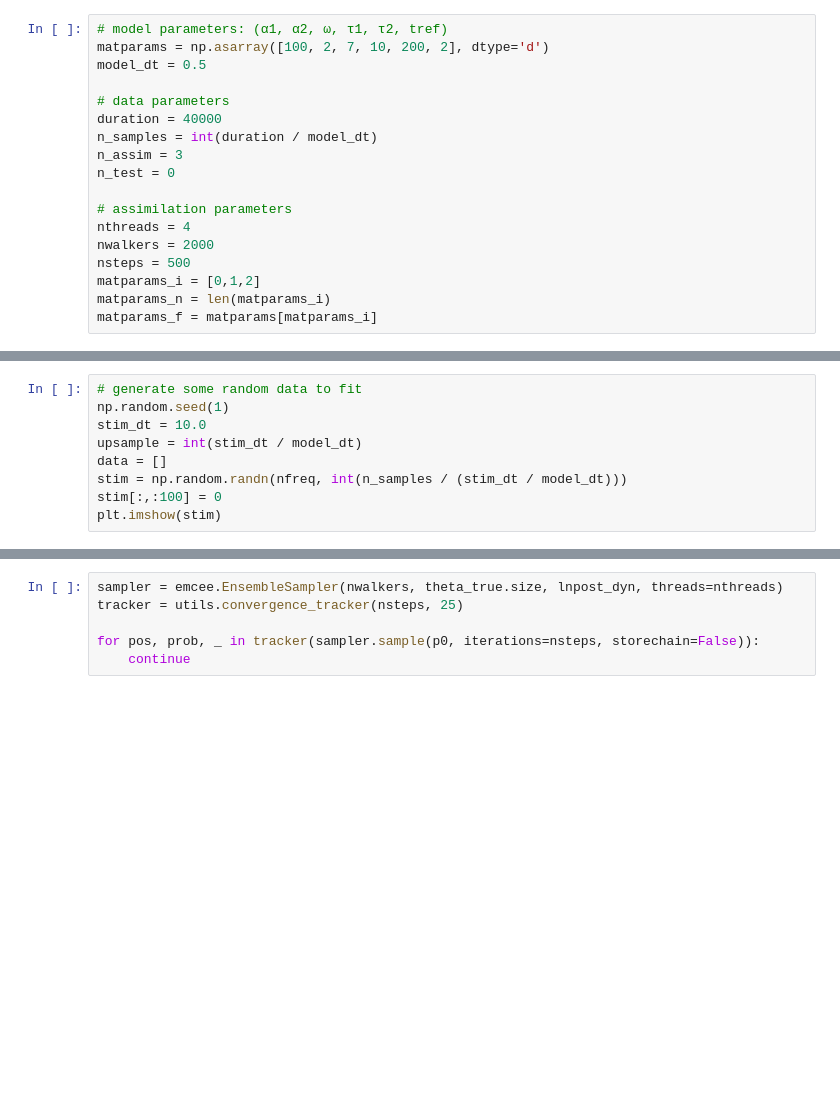
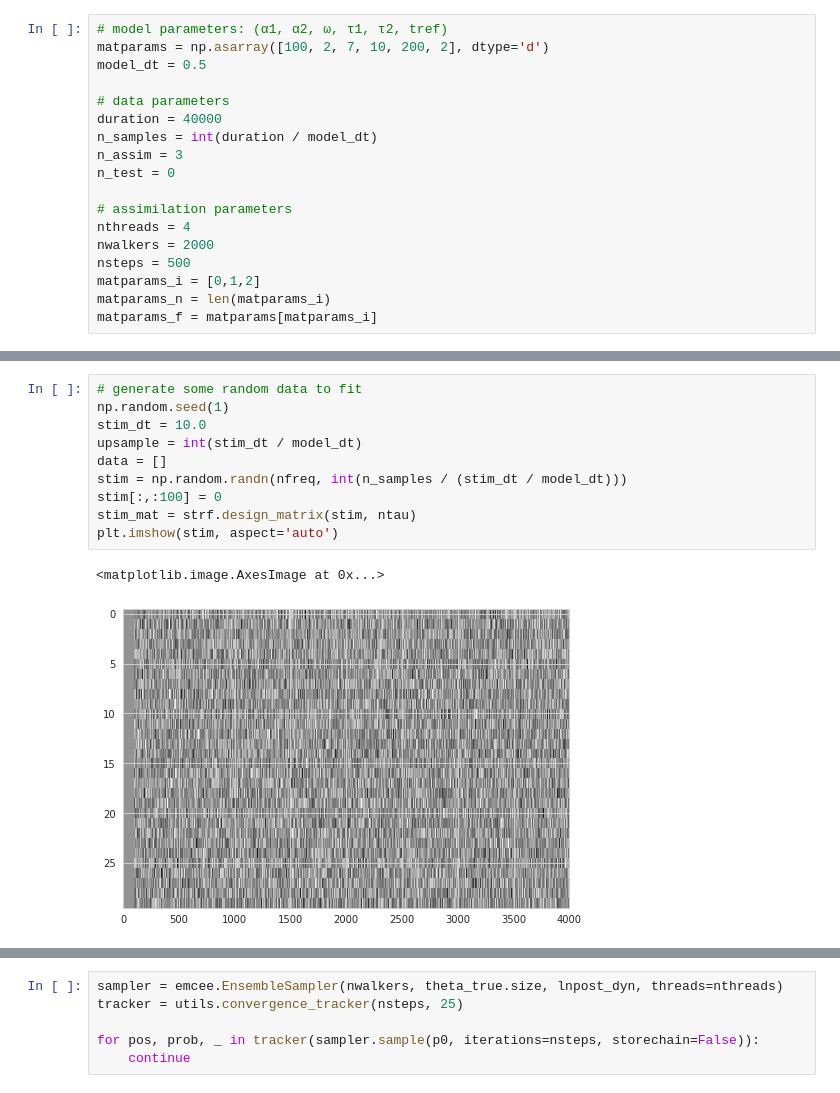
Before and after one commit to melizalab/dstrf, a Jupyter notebook: notebooks/glmat/glmat_2d_twin.ipynb, the cells around one changed output, grey strips where cells are left out. Saved outputs shown, nothing was run; the diff lists cells and outputs as text; blank space fills up the shorter version.

```diff
--- a/notebooks/glmat/glmat_2d_twin.ipynb
+++ b/notebooks/glmat/glmat_2d_twin.ipynb
@@ -58,12 +65,16 @@ sns.heatmap(k1)
 # %%
 # generate some random data to fit
 np.random.seed(1)
 stim_dt = 10.0
 upsample = int(stim_dt / model_dt)
 data = []
 stim = np.random.randn(nfreq, int(n_samples / (stim_dt / model_dt)))
 stim[:,:100] = 0
-plt.imshow(stim)
+stim_mat = strf.design_matrix(stim, ntau)
+plt.imshow(stim, aspect='auto')
+# %% [output]
+<matplotlib.image.AxesImage at 0x...>
+[figure, added]
 # %%
 @jit
 def predict_spikes(V, params, dt):
```
Also changed, not shown: parts of 6 cells of this notebook, 4 other files.
